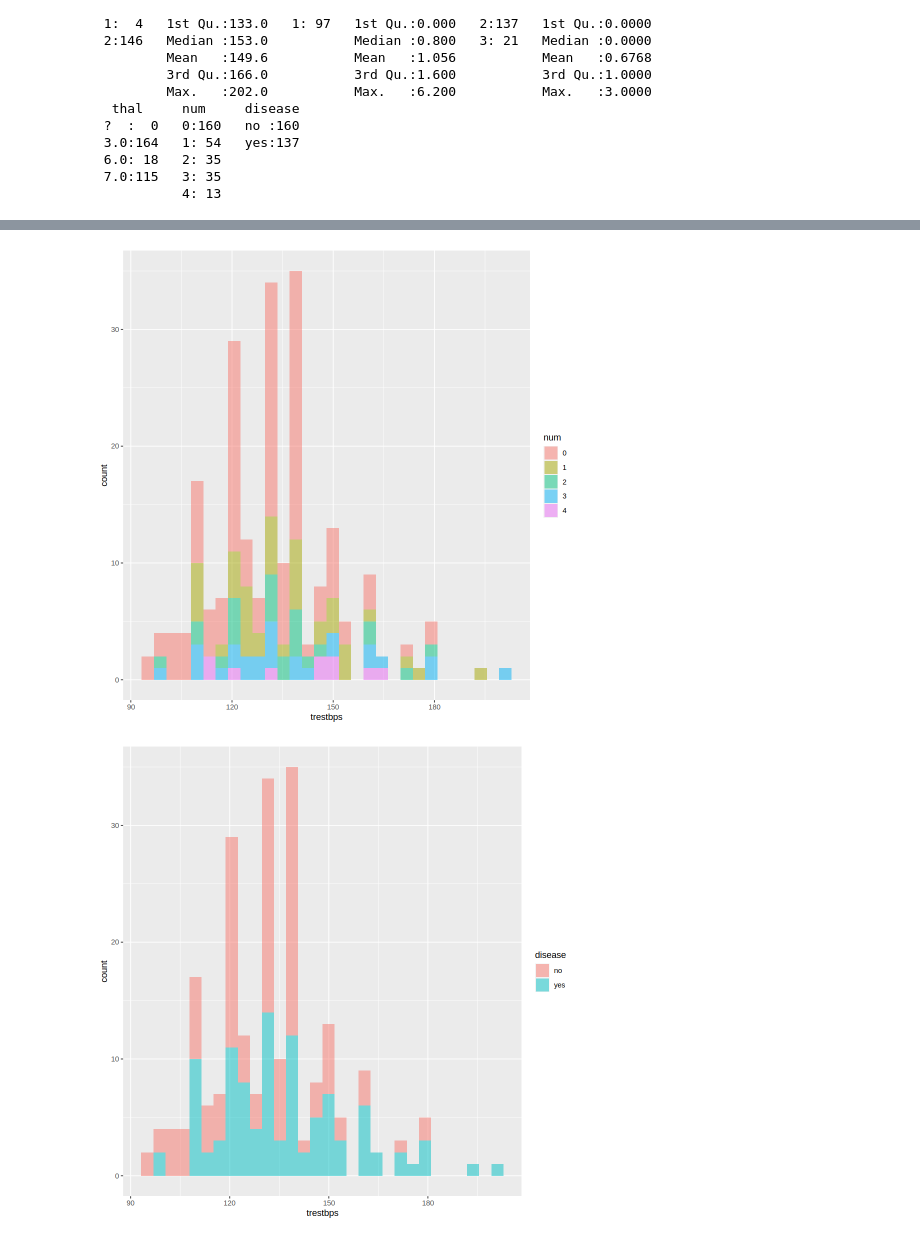
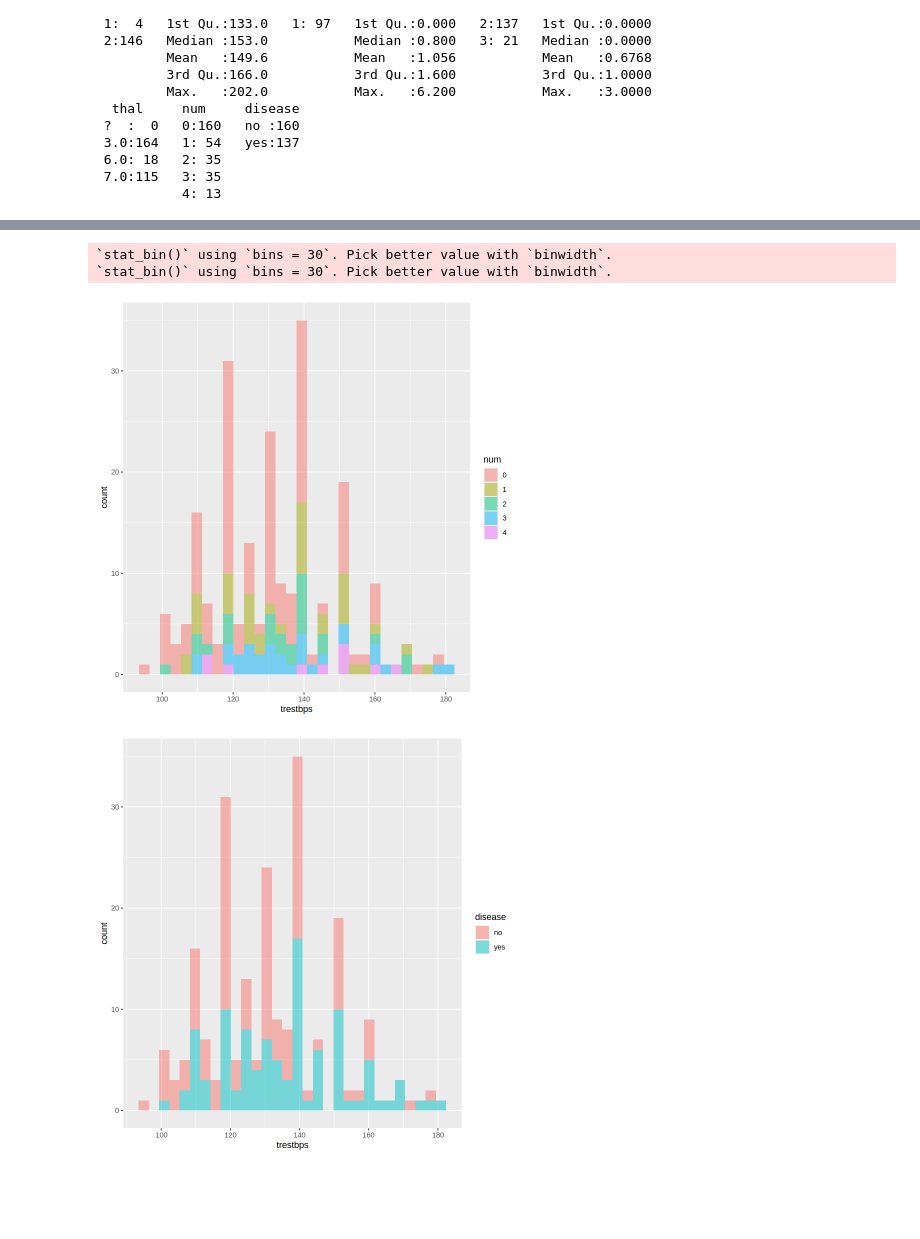
Before and after one commit to auraaaaura/dsci-100-2023-group-44, a Jupyter notebook: code part.ipynb, the cells around one changed output, grey strips where cells are left out. Drawn from its saved outputs; the diff is of its cells as text; code cells hidden in the pictures; blank space fills up the shorter version.

Commit message:
preview of plot

```diff
--- a/code part.ipynb
+++ b/code part.ipynb
@@ -145,14 +147,16 @@ age_disease_plot
 # %%
-options(repr.plot.width = 8, repr.plot.height = 8)
+#options(repr.plot.width = 8, repr.plot.height = 8)
 trestbps_num_plot <- heart_train |>
       ggplot() +
-      geom_histogram(aes(x = trestbps, fill = num), alpha = 0.5, bins = 30)
+      geom_histogram(aes(x = trestbps, fill = num), alpha = 0.5)
 trestbps_num_plot
 trestbps_disease_plot <- heart_train |>
       ggplot() +
-      geom_histogram(aes(x = trestbps, fill = disease), alpha = 0.5, bins = 30)
+      geom_histogram(aes(x = trestbps, fill = disease), alpha = 0.5)
 trestbps_disease_plot
 # %% [output]
+`stat_bin()` using `bins = 30`. Pick better value with `binwidth`.
+`stat_bin()` using `bins = 30`. Pick better value with `binwidth`.
-[figure, old version]
+[figure, new version]
-[figure, old version]
+[figure, new version]
 # %%
```
Also changed, not shown: parts of 11 cells of this notebook.
